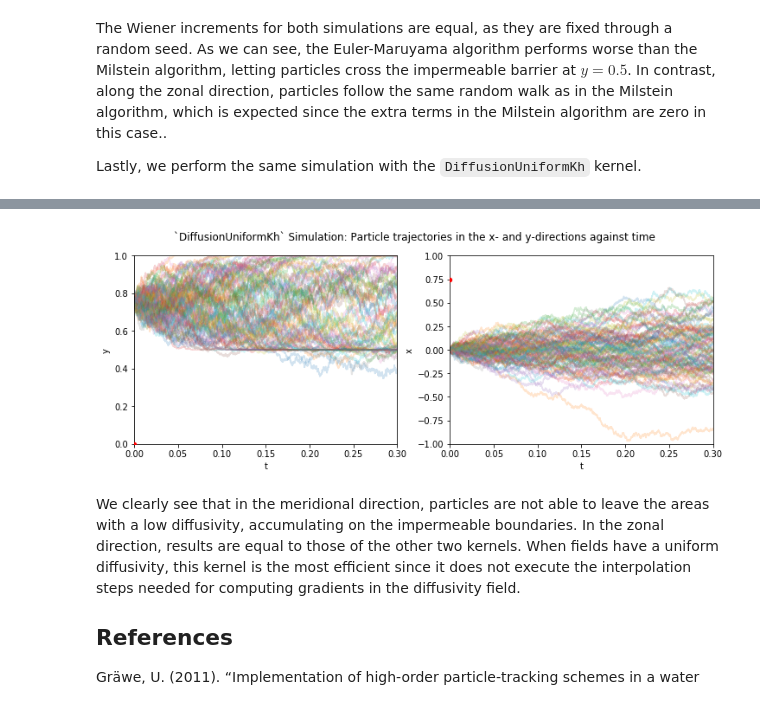
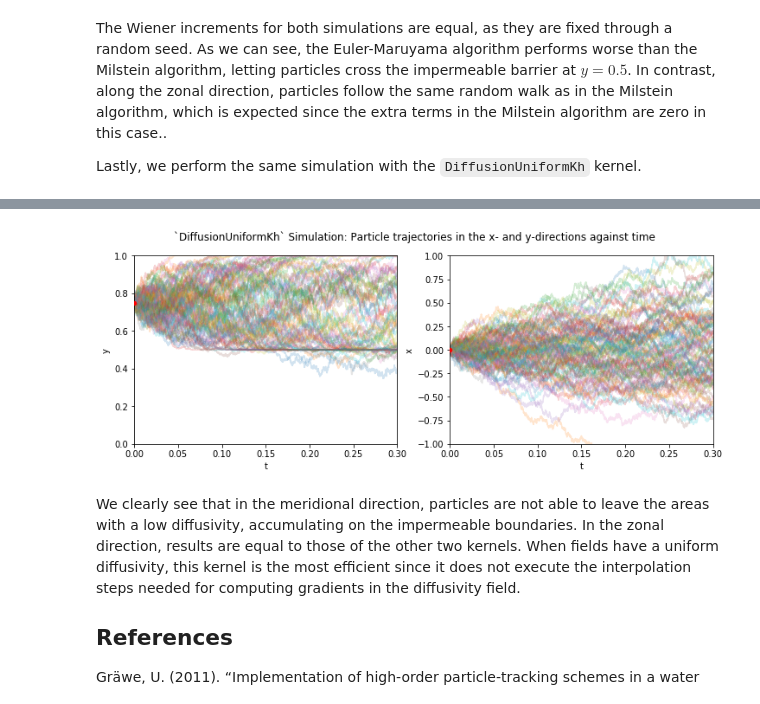
Before and after one commit to OceanParcels/Parcels, a Jupyter notebook: parcels/examples/tutorial_diffusion.ipynb, the cells around one changed output, grey strips where cells are left out. Drawn from its saved outputs; the diff is of its cells as text; code cells hidden in the pictures.

```diff
--- a/parcels/examples/tutorial_diffusion.ipynb
+++ b/parcels/examples/tutorial_diffusion.ipynb
@@ -89,7 +89,7 @@ from parcels import rng as random
 from parcels import (FieldSet, ParticleSet, JITParticle,
                      DiffusionUniformKh, AdvectionDiffusionM1, AdvectionDiffusionEM)
 # %%
-K_bar = 0.1   # Average diffusivity
+K_bar = 0.25   # Average diffusivity
 alpha = 1.    # Profile steepness
 L = 1.        # Basin scale
 Ny = 103      # Number of grid cells in y_direction (101 +2, one level above and one below, where fields are set to zero)
@@ -238,19 +238,19 @@ Uniform_out = xr.open_dataset("Uniform_out.nc")
 # %%
 fig, ax = plt.subplots(1, 2)
 fig.set_figwidth(12)
 
-for data, ai, dim, ystart, ylim in zip([Uniform_out.lat, Uniform_out.lon], ax, ('y', 'x'), (0, 0.75), [(0, 1), (-1, 1)]):
+for data, ai, dim, ystart, ylim in zip([Uniform_out.lat, Uniform_out.lon], ax, ('y', 'x'), (0.75, 0), [(0, 1), (-1, 1)]):
     ai.plot(np.arange(0, 0.3002, 0.0001), data.T, alpha=0.2)
     ai.scatter(0, ystart, s=20, c='r', zorder=3)
     ai.set_xlabel("t")
     ai.set_ylabel(dim)
     ai.set_xlim(0, 0.3)
     ai.set_ylim(ylim)
 
 fig.suptitle("`DiffusionUniformKh` Simulation: Particle trajectories in the x- and y-directions against time")
 plt.show()
 # %% [output]
-[figure, old version]
+[figure, new version]
 # %% [markdown]
 We clearly see that in the meridional direction, particles are not able to leave the areas with a low diffusivity, accumulating on the impermeable boundaries. In the zonal direction, results are equal to those of the other two kernels. When fields have a uniform diffusivity, this kernel is the most efficient since it does not execute the interpolation steps needed for computing gradients in the diffusivity field.
 
```
Also changed, not shown: parts of 6 cells of this notebook.
